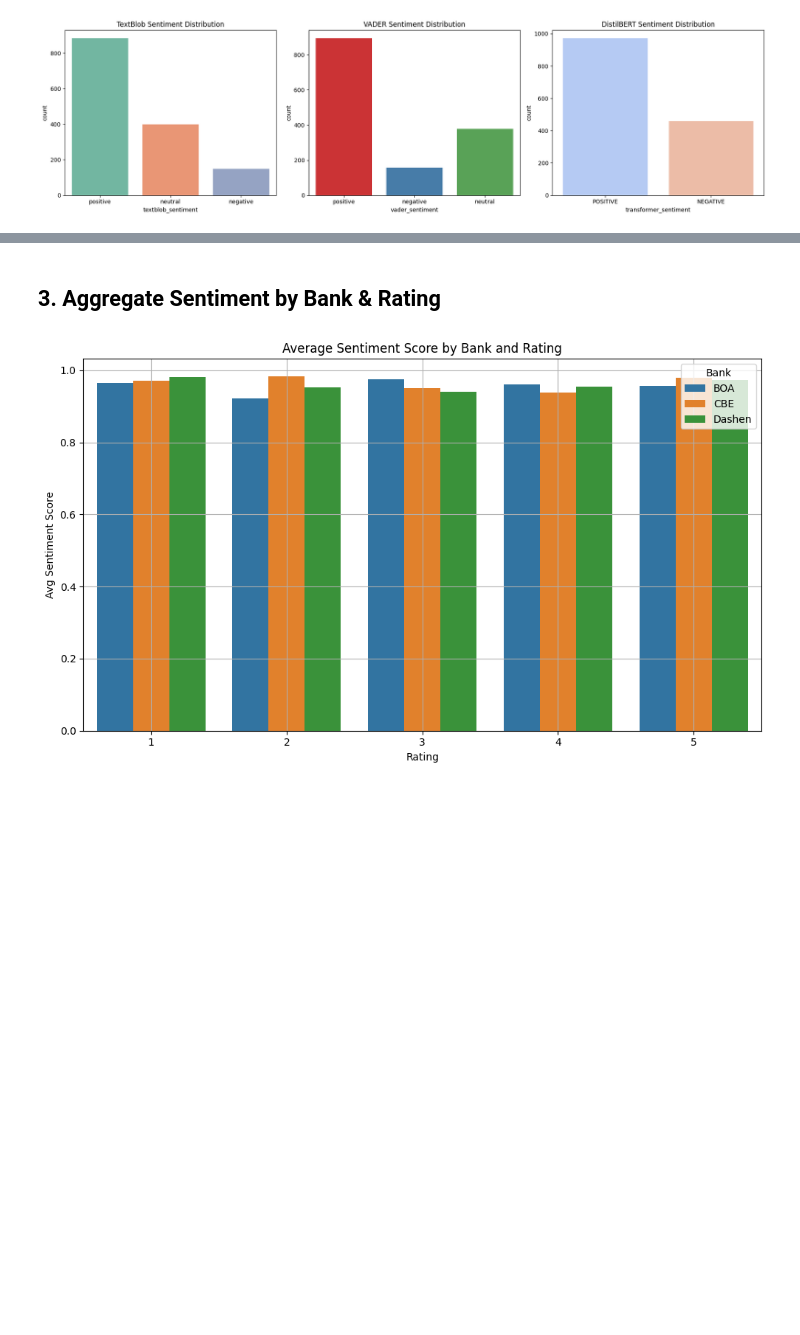
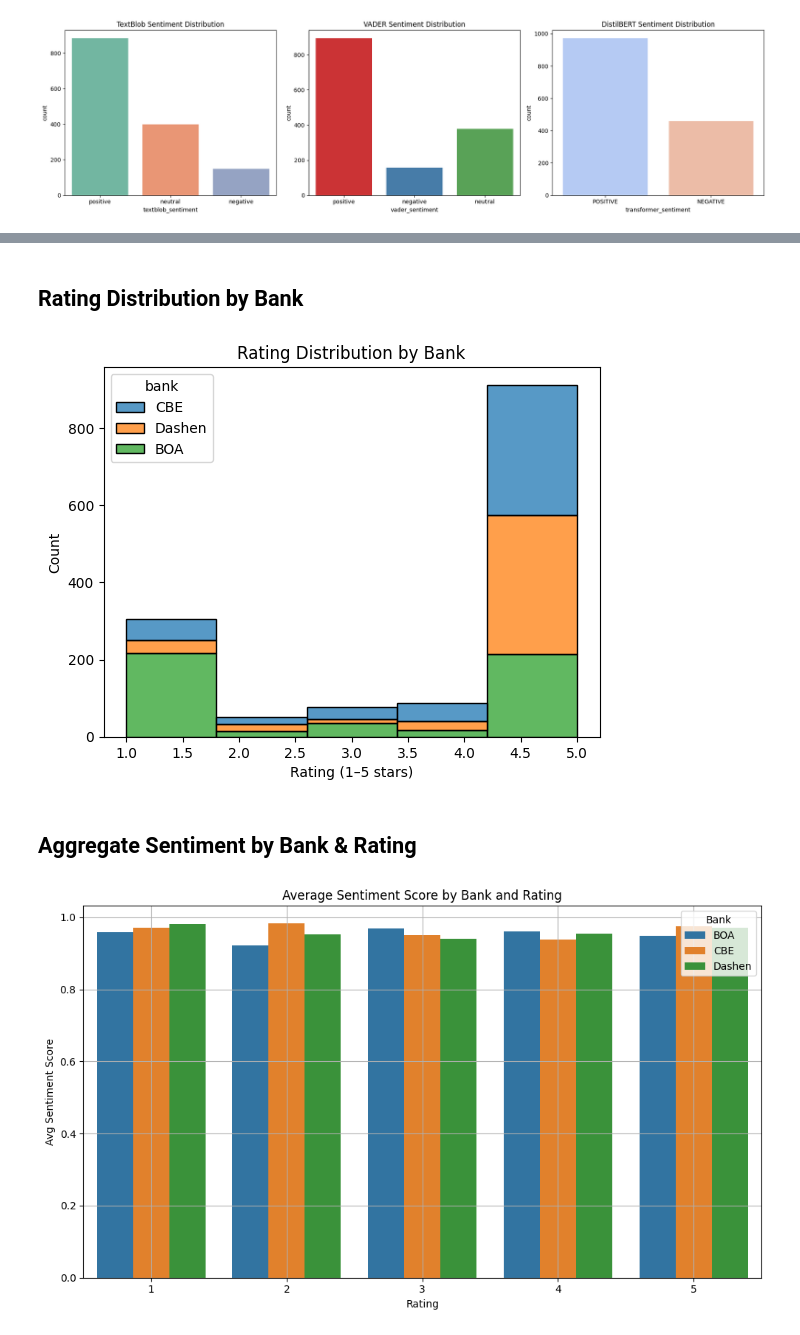
Before and after one commit to michaWorku/fintech-review-analytics, a Jupyter notebook: notebooks/sentiment_thematic_analysis.ipynb, the cells around one changed output, grey strips where cells are left out. Cells and saved outputs as stored; diff of their text form; code cells hidden in the pictures; blank space fills up the shorter version.

```diff
--- a/notebooks/sentiment_thematic_analysis.ipynb
+++ b/notebooks/sentiment_thematic_analysis.ipynb
@@ -74,5 +104,15 @@ Passing `palette` without assigning `hue` is deprecated and will be removed in v
+# %% [markdown]
+## Rating Distribution by Bank
+# %%
+sns.histplot(data=analyze_df, x='rating', hue='bank', multiple='stack', bins=5)
+plt.title("Rating Distribution by Bank")
+plt.xlabel("Rating (1–5 stars)")
+plt.ylabel("Count")
+plt.show()
+# %% [output]
+[figure, added]
 # %% [markdown]
-## 3. Aggregate Sentiment by Bank & Rating
+## Aggregate Sentiment by Bank & Rating
 # %%
 agg = analyze_df.groupby(['bank', 'rating'])['transformer_score'].mean().reset_index()
 # %%
```
Also changed, not shown: parts of 10 cells of this notebook.
